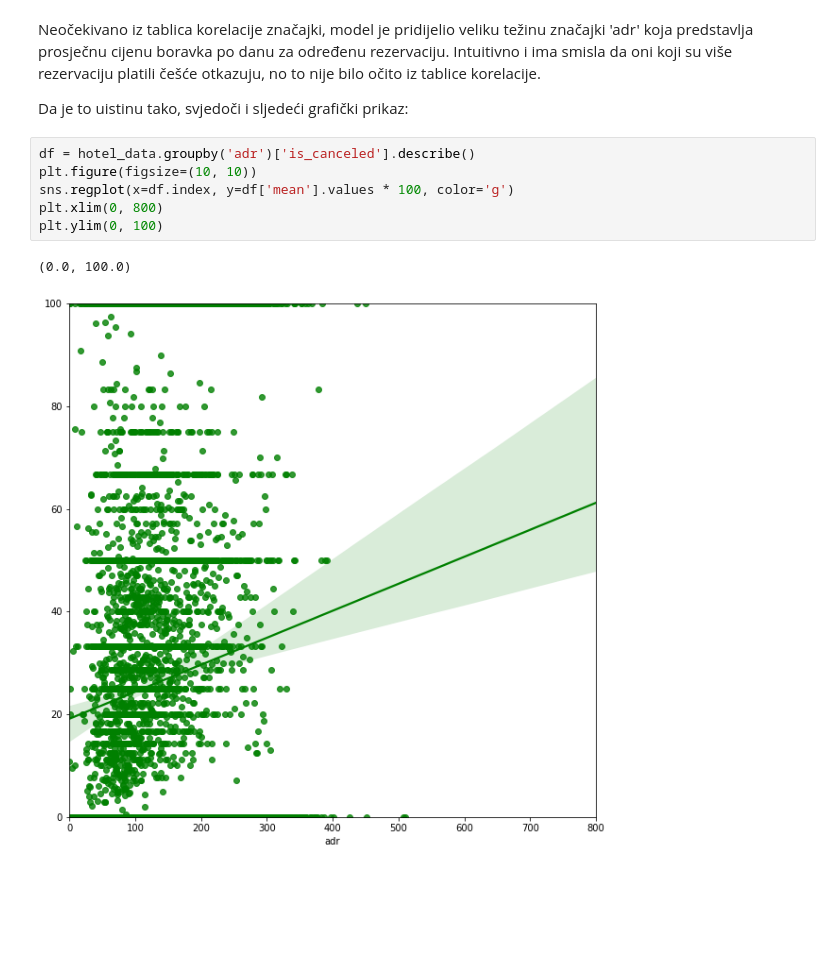
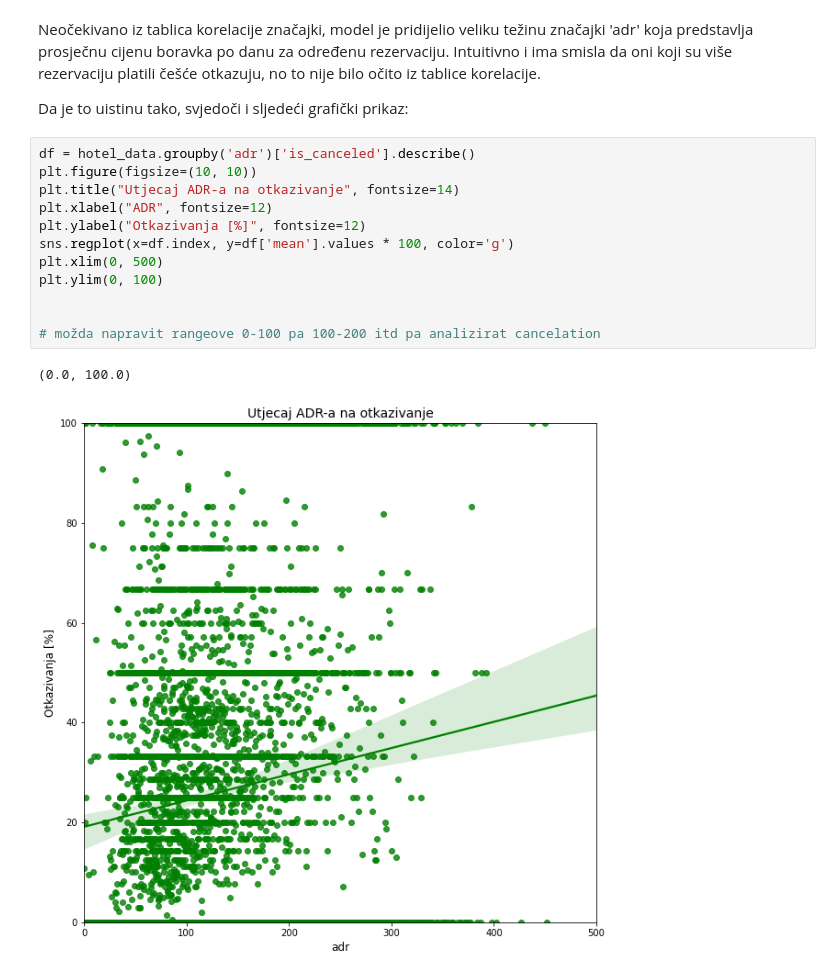
Before and after one commit to cavlic/sharing-github, a Jupyter notebook: Projekt.ipynb, the cells around one changed output. Cells and saved outputs as stored; diff of their text form; blank space fills up the shorter version.

```diff
--- a/Projekt.ipynb
+++ b/Projekt.ipynb
@@ -568,9 +568,15 @@ Da je to uistinu tako, svjedoči i sljedeći grafički prikaz:
 # %%
 df = hotel_data.groupby('adr')['is_canceled'].describe()
 plt.figure(figsize=(10, 10))
+plt.title("Utjecaj ADR-a na otkazivanje", fontsize=14)
+plt.xlabel("ADR", fontsize=12)
+plt.ylabel("Otkazivanja [%]", fontsize=12)
 sns.regplot(x=df.index, y=df['mean'].values * 100, color='g')
-plt.xlim(0, 800)
+plt.xlim(0, 500)
 plt.ylim(0, 100)
+
+
+# možda napravit rangeove 0-100 pa 100-200 itd pa analizirat cancelation
 # %% [output]
 (0.0, 100.0)
-[figure, old version]
+[figure, new version]
```
Also changed, not shown: parts of 22 cells of this notebook.
